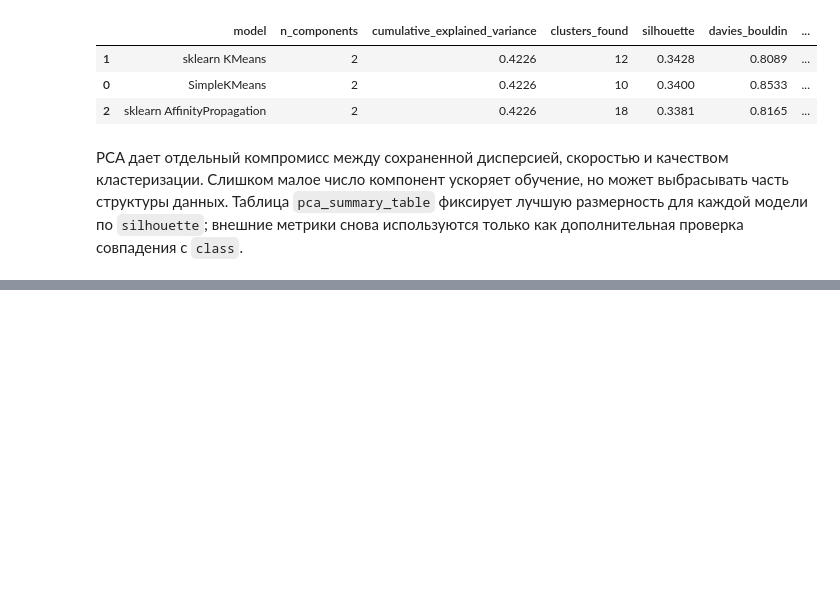
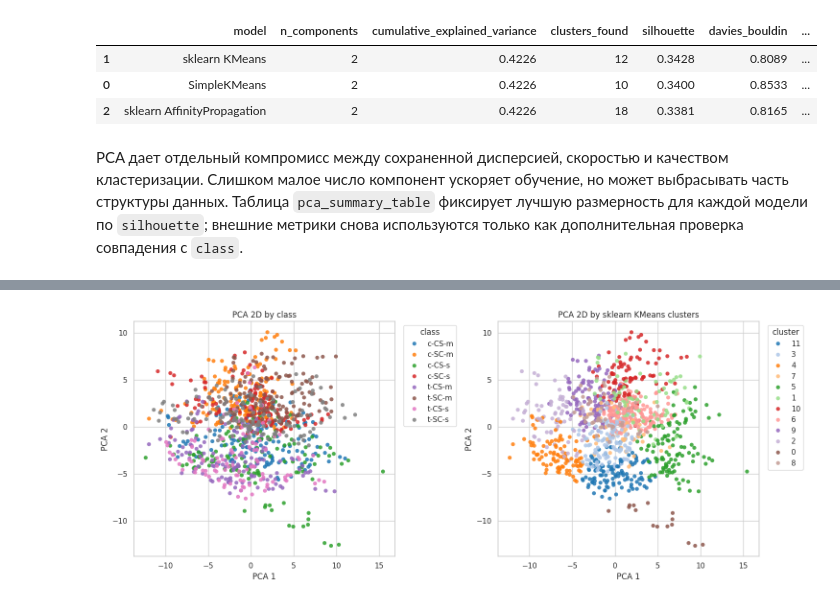
Before and after one commit to homka122/HomkaML, a Jupyter notebook: 1HW/hw1_mice_protein_clustering.ipynb, the cells around one changed output, grey strips where cells are left out. Saved outputs shown, nothing was run; the diff lists cells and outputs as text; code cells hidden in the pictures; blank space fills up the shorter version.

Commit message:
feat: use PCA and T-SNE for visualing clusters

```diff
--- a/1HW/hw1_mice_protein_clustering.ipynb
+++ b/1HW/hw1_mice_protein_clustering.ipynb
@@ -1055,0 +1060,15 @@ PCA дает отдельный компромисс между сохранен
+# %%
+visual_cluster_source = "sklearn KMeans"
+
+visualization_df = pd.DataFrame(
+    {
+        "PCA 1": X_pca_full[:, 0],
+        "PCA 2": X_pca_full[:, 1],
+        "PCA 3": X_pca_full[:, 2],
+        "class": df["class"].to_numpy(),
+        "cluster": best_labels[visual_cluster_source].astype(str).to_numpy(),
+    },
+    index=df.index,
+)
+
+visualization_df.head()
@@ -1055,0 +1082,34 @@ PCA дает отдельный компромисс между сохранен
+# %%
+fig, axes = plt.subplots(1, 2, figsize=(15, 6))
+
+sns.scatterplot(
+    data=visualization_df,
+    x="PCA 1",
+    y="PCA 2",
+    hue="class",
+    s=35,
+    linewidth=0,
+    alpha=0.85,
+    palette="tab10",
+    ax=axes[0],
+)
+axes[0].set_title("PCA 2D by class")
+axes[0].legend(title="class", bbox_to_anchor=(1.02, 1), loc="upper left")
+
+sns.scatterplot(
+    data=visualization_df,
+    x="PCA 1",
+    y="PCA 2",
+    hue="cluster",
+    s=35,
+    linewidth=0,
+    alpha=0.85,
+    palette="tab20",
+    ax=axes[1],
+)
+axes[1].set_title(f"PCA 2D by {visual_cluster_source} clusters")
+axes[1].legend(title="cluster", bbox_to_anchor=(1.02, 1), loc="upper left", ncol=1)
+
+plt.tight_layout()
+# %% [output]
+[figure, added]
```
Also changed, not shown: parts of 13 cells of this notebook, 1 other file.
